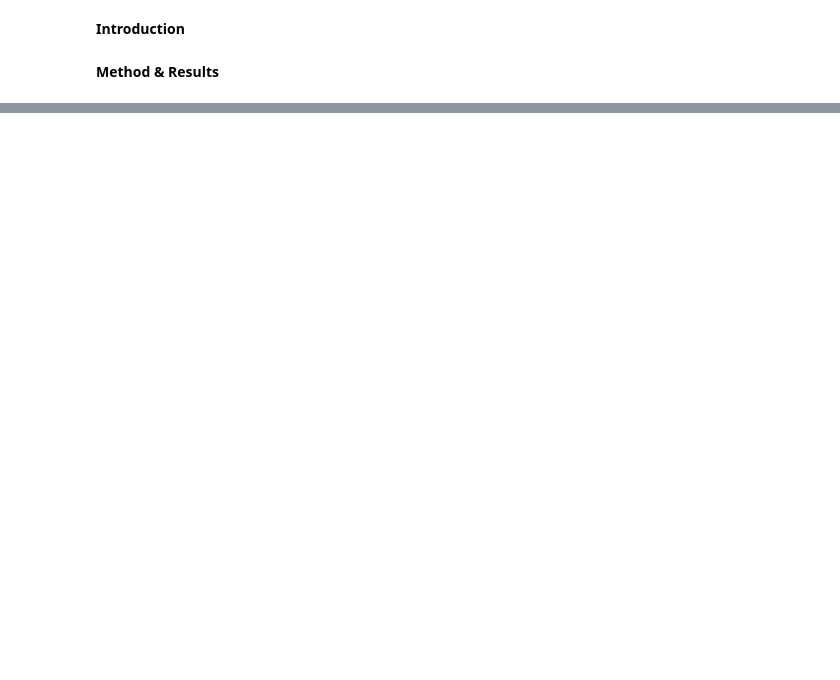
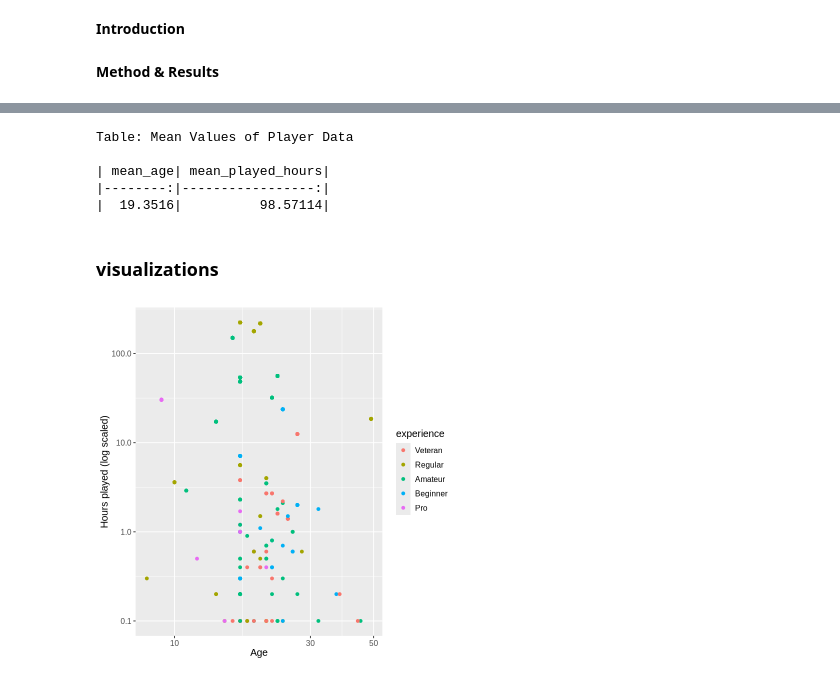
Before and after one commit to kianshahnia/dsci-100-final-report, a Jupyter notebook: final_project.ipynb, the cells around one changed output, grey strips where cells are left out. Saved outputs shown, nothing was run; the diff lists cells and outputs as text; code cells hidden in the pictures; blank space fills up the shorter version.

Commit message:
made prelim graphs

```diff
--- a/final_project.ipynb
+++ b/final_project.ipynb
@@ -36,0 +53,6 @@ ERROR: Error: 'data/players.csv' does not exist in current working directory ('/
+# %%
+combined_join <- players |>
+    inner_join(sessions, by = "hashedEmail") |>
+    arrange(start_time)
+
+head(combined_join)
@@ -36,0 +69,38 @@ ERROR: Error: 'data/players.csv' does not exist in current working directory ('/
+# %%
+combined_join <- combined_join |>
+  mutate(
+    gender = as_factor(gender),
+    experience = as_factor(experience),
+    subscribe = as_factor(subscribe)
+  )
+# %%
+mean_values <- combined_join |>
+  summarize(
+    mean_age = mean(Age, na.rm = TRUE),
+    mean_played_hours = mean(played_hours, na.rm = TRUE)
+  )
+
+kable(mean_values, caption = "Mean Values of Player Data")
+# %% [output]
+Table: Mean Values of Player Data
+
+| mean_age| mean_played_hours|
+|--------:|-----------------:|
+|  19.3516|          98.57114|
+# %% [markdown]
+### visualizations
+# %%
+filtered_data <- subset(combined_join, played_hours > 0 & Age > 0)
+# %%
+options(repr.plot.width = 6, repr.plot.height = 6)
+
+filtered_data |>
+    ggplot(aes(x = Age, y = played_hours, color = experience)) +
+    geom_point() +
+    scale_y_log10() +
+    scale_x_log10() +
+    labs(x = "Age",
+         y = "Hours played (log scaled)") +
+    theme(text = element_text(size = 12))
+# %% [output]
+[figure, added]
```
Also changed, not shown: parts of 4 cells of this notebook.
